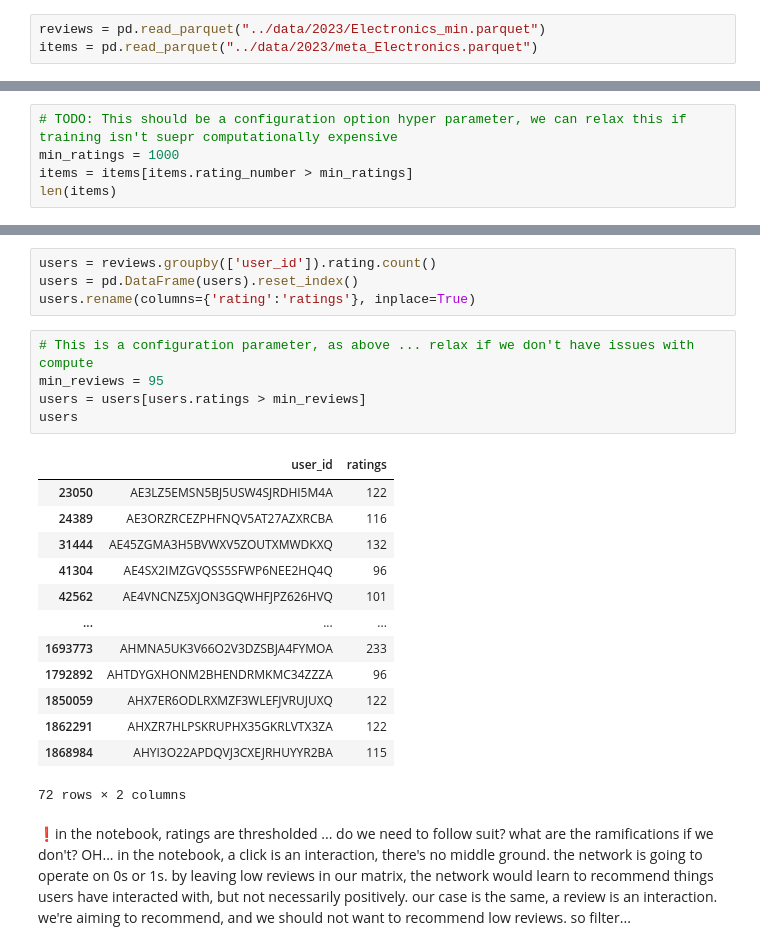
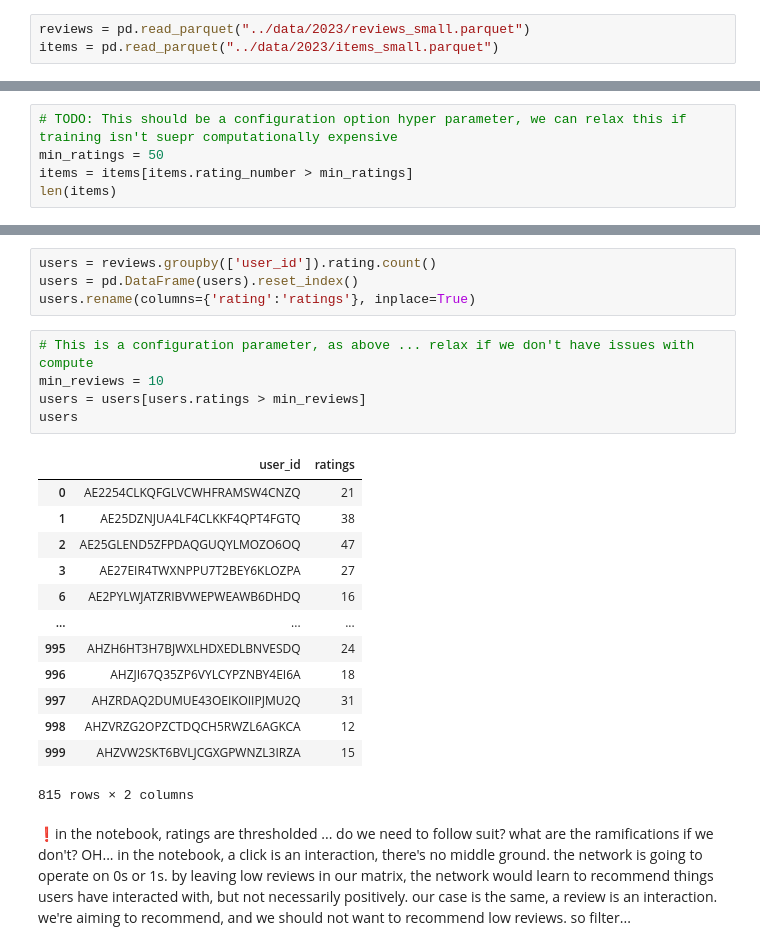
Before and after one commit to auto-d/deepcart, a Jupyter notebook: notebooks/modeling.ipynb, the cells around one changed output, grey strips where cells are left out. Saved outputs shown, nothing was run; the diff lists cells and outputs as text.

```diff
--- a/notebooks/modeling.ipynb
+++ b/notebooks/modeling.ipynb
@@ -22,6 +26,6 @@ To enable the following instructions: AVX2 AVX_VNNI FMA, in other operations, re
 # %%
-reviews = pd.read_parquet("../data/2023/Electronics_min.parquet")
-items = pd.read_parquet("../data/2023/meta_Electronics.parquet")
+reviews = pd.read_parquet("../data/2023/reviews_small.parquet")
+items = pd.read_parquet("../data/2023/items_small.parquet")
 # %%
 reviews
 # %% [output]
@@ -60,7 +64,7 @@ We need to build a compact user-centric representation of preference, collapse r
 2. products with few interactions are also a very weak signal -- we are looking to connect users and items that have tiny interaction graphs are not going to improve our macro-level predictions
 # %%
 # TODO: This should be a configuration option hyper parameter, we can relax this if training isn't suepr computationally expensive
-min_ratings = 1000
+min_ratings = 50
 items = items[items.rating_number > min_ratings]
 len(items)
 # %% [output]
@@ -83,23 +87,23 @@ users = pd.DataFrame(users).reset_index()
 users.rename(columns={'rating':'ratings'}, inplace=True)
 # %%
 # This is a configuration parameter, as above ... relax if we don't have issues with compute
-min_reviews = 95
+min_reviews = 10
 users = users[users.ratings > min_reviews]
 users
 # %% [output]
 |  | user_id | ratings |
-| 23050 | AE3LZ5EMSN5BJ5USW4SJRDHI5M4A | 122 |
-| 24389 | AE3ORZRCEZPHFNQV5AT27AZXRCBA | 116 |
-| 31444 | AE45ZGMA3H5BVWXV5ZOUTXMWDKXQ | 132 |
-| 41304 | AE4SX2IMZGVQSS5SFWP6NEE2HQ4Q | 96 |
-| 42562 | AE4VNCNZ5XJON3GQWHFJPZ626HVQ | 101 |
+| 0 | AE2254CLKQFGLVCWHFRAMSW4CNZQ | 21 |
+| 1 | AE25DZNJUA4LF4CLKKF4QPT4FGTQ | 38 |
+| 2 | AE25GLEND5ZFPDAQGUQYLMOZO6OQ | 47 |
+| 3 | AE27EIR4TWXNPPU7T2BEY6KLOZPA | 27 |
+| 6 | AE2PYLWJATZRIBVWEPWEAWB6DHDQ | 16 |
 | ... | ... | ... |
-| 1693773 | AHMNA5UK3V66O2V3DZSBJA4FYMOA | 233 |
-| 1792892 | AHTDYGXHONM2BHENDRMKMC34ZZZA | 96 |
-| 1850059 | AHX7ER6ODLRXMZF3WLEFJVRUJUXQ | 122 |
-| 1862291 | AHXZR7HLPSKRUPHX35GKRLVTX3ZA | 122 |
-| 1868984 | AHYI3O22APDQVJ3CXEJRHUYYR2BA | 115 |
+| 995 | AHZH6HT3H7BJWXLHDXEDLBNVESDQ | 24 |
+| 996 | AHZJI67Q35ZP6VYLCYPZNBY4EI6A | 18 |
+| 997 | AHZRDAQ2DUMUE43OEIKOIIPJMU2Q | 31 |
+| 998 | AHZVRZG2OPZCTDQCH5RWZL6AGKCA | 12 |
+| 999 | AHZVW2SKT6BVLJCGXGPWNZL3IRZA | 15 |
-72 rows × 2 columns
+815 rows × 2 columns
 # %% [markdown]
 ❗in the notebook, ratings are thresholded ... do we need to follow suit? what are the ramifications if we don't? OH... in the notebook, a click is an interaction, there's no middle ground. the network is going to operate on 0s or 1s. by leaving low reviews in our matrix, the network would learn to recommend things users have interacted with, but not necessarily positively. our case is the same, a review is an interaction. we're aiming to recommend, and we should not want to recommend low reviews. so filter...
 # %%
```
Also changed, not shown: parts of 19 cells of this notebook, 3 other files.
